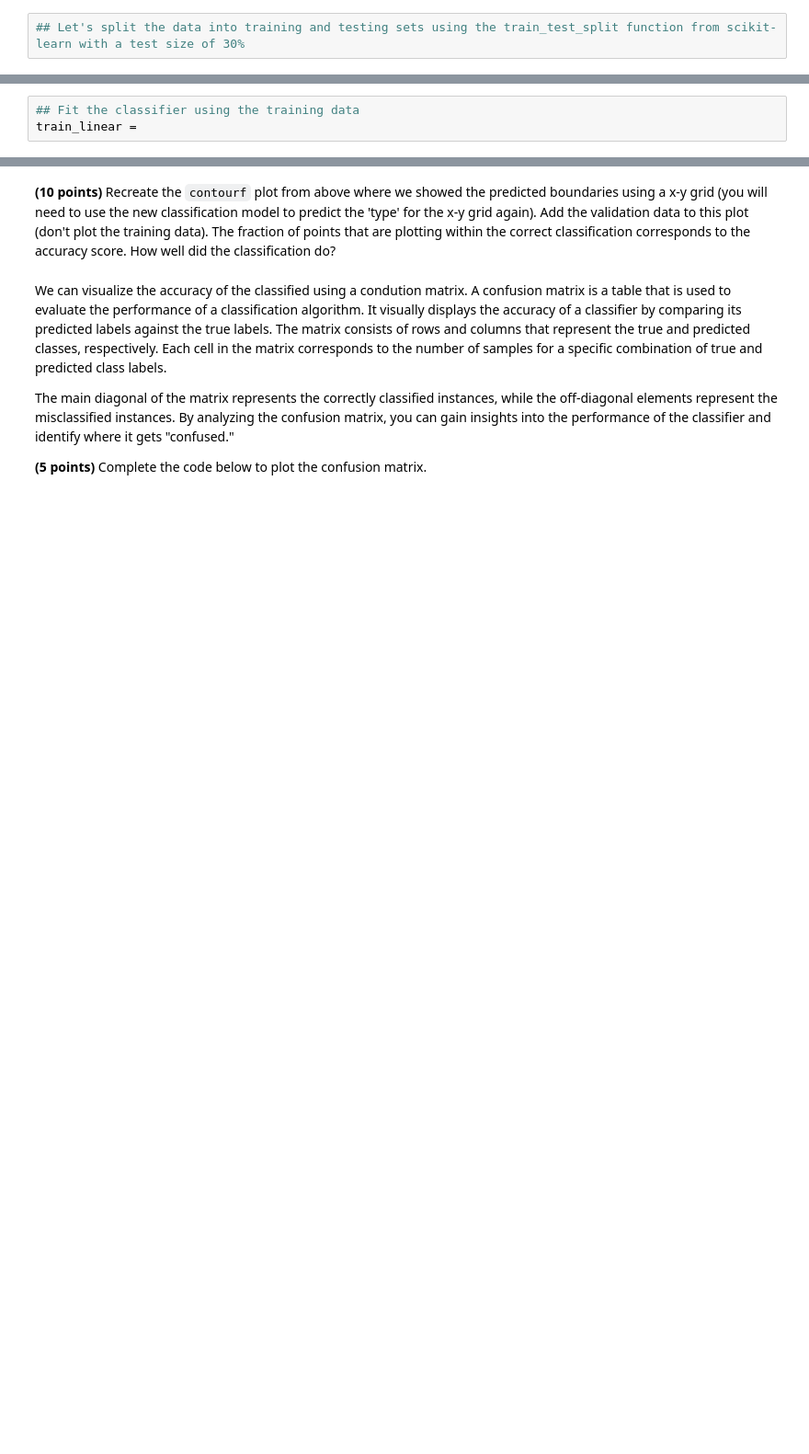
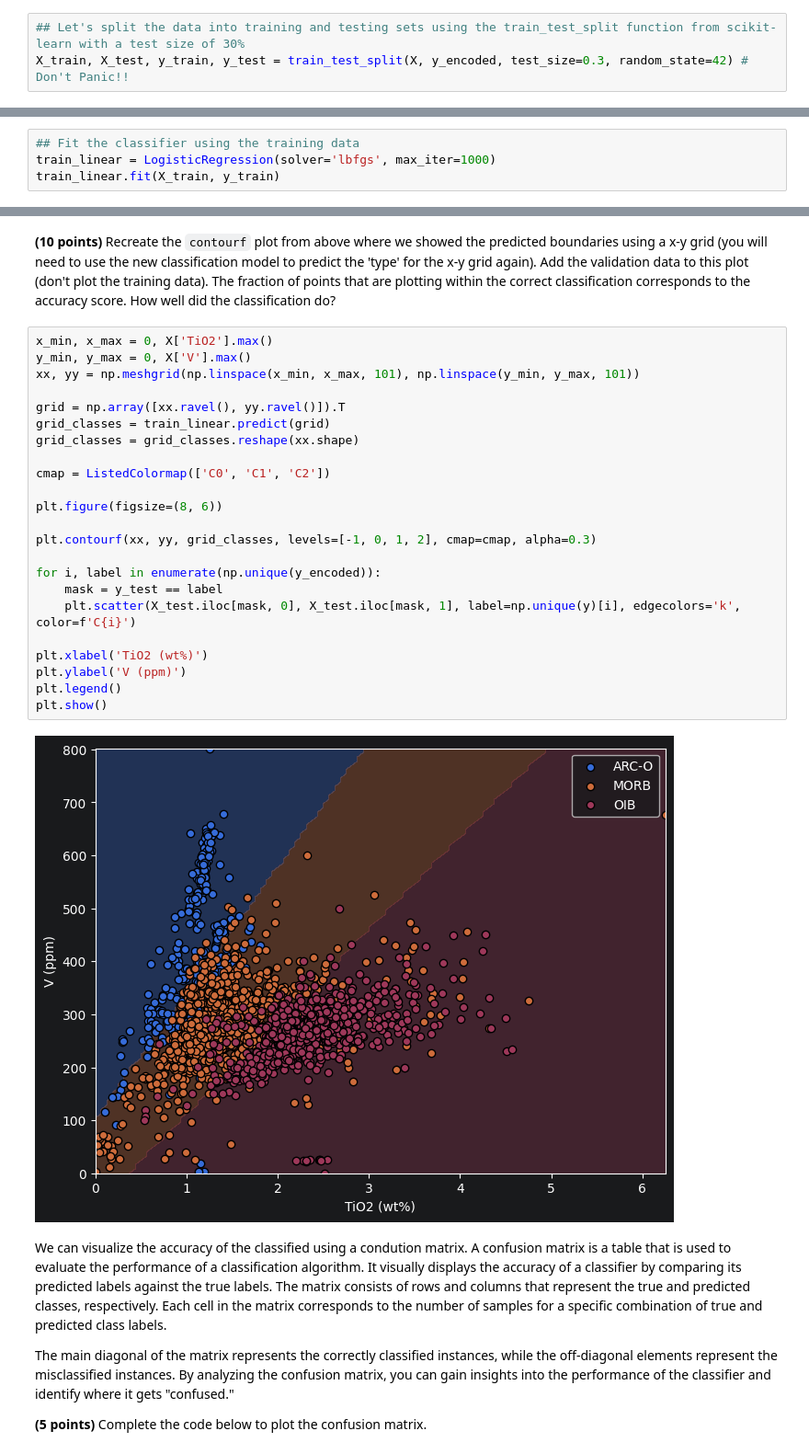
Before and after one commit to ItsukiKigoshi/EPS88_Gleeson, a Jupyter notebook: Week 11 - classification.ipynb, the cells around one changed output, grey strips where cells are left out. Shown at 92% size. Cells and saved outputs as stored; diff of their text form; blank space fills up the shorter version.

```diff
--- a/Week 11 - classification.ipynb
+++ b/Week 11 - classification.ipynb
@@ -322,5 +322,6 @@ Because we are using a linear classifier, there are not many hyperparameters to
 **(5 points)** Use the `train_test_split` function from `sklearn` to split the data into a 70:30 test:validation split.
 # %%
 ## Let's split the data into training and testing sets using the train_test_split function from scikit-learn with a test size of 30%
+X_train, X_test, y_train, y_test = train_test_split(X, y_encoded, test_size=0.3, random_state=42) # Don't Panic!!
 # %%
 ## Print the number of samples in the training and testing sets
@@ -328,4 +334,5 @@ Because we are using a linear classifier, there are not many hyperparameters to
 **(5 points)** Fit the model to the training data. Create a new `LogisticRegression` object called `train_linear` and fit this using the training data.
 # %%
 ## Fit the classifier using the training data
-train_linear =
+train_linear = LogisticRegression(solver='lbfgs', max_iter=1000)
+train_linear.fit(X_train, y_train)
@@ -344,5 +355,30 @@ SyntaxError: invalid syntax (514920061.py, line 2)
 # %% [markdown]
 **(10 points)** Recreate the `contourf` plot from above where we showed the predicted boundaries using a x-y grid (you will need to use the new classification model to predict the 'type' for the x-y grid again). Add the validation data to this plot (don't plot the training data). The fraction of points that are plotting within the correct classification corresponds to the accuracy score. How well did the classification do?
+# %%
+x_min, x_max = 0, X['TiO2'].max()
+y_min, y_max = 0, X['V'].max()
+xx, yy = np.meshgrid(np.linspace(x_min, x_max, 101), np.linspace(y_min, y_max, 101))
+
+grid = np.array([xx.ravel(), yy.ravel()]).T
+grid_classes = train_linear.predict(grid)
+grid_classes = grid_classes.reshape(xx.shape)
+
+cmap = ListedColormap(['C0', 'C1', 'C2'])
+
+plt.figure(figsize=(8, 6))
+
+plt.contourf(xx, yy, grid_classes, levels=[-1, 0, 1, 2], cmap=cmap, alpha=0.3)
+
+for i, label in enumerate(np.unique(y_encoded)):
+    mask = y_test == label
+    plt.scatter(X_test.iloc[mask, 0], X_test.iloc[mask, 1], label=np.unique(y)[i], edgecolors='k', color=f'C{i}')
+
+plt.xlabel('TiO2 (wt%)')
+plt.ylabel('V (ppm)')
+plt.legend()
+plt.show()
+# %% [output]
+[figure, added]
 # %% [markdown]
 We can visualize the accuracy of the classified using a condution matrix. A confusion matrix is a table that is used to evaluate the performance of a classification algorithm. It visually displays the accuracy of a classifier by comparing its predicted labels against the true labels. The matrix consists of rows and columns that represent the true and predicted classes, respectively. Each cell in the matrix corresponds to the number of samples for a specific combination of true and predicted class labels.
 
```
Also changed, not shown: parts of 6 cells of this notebook.
